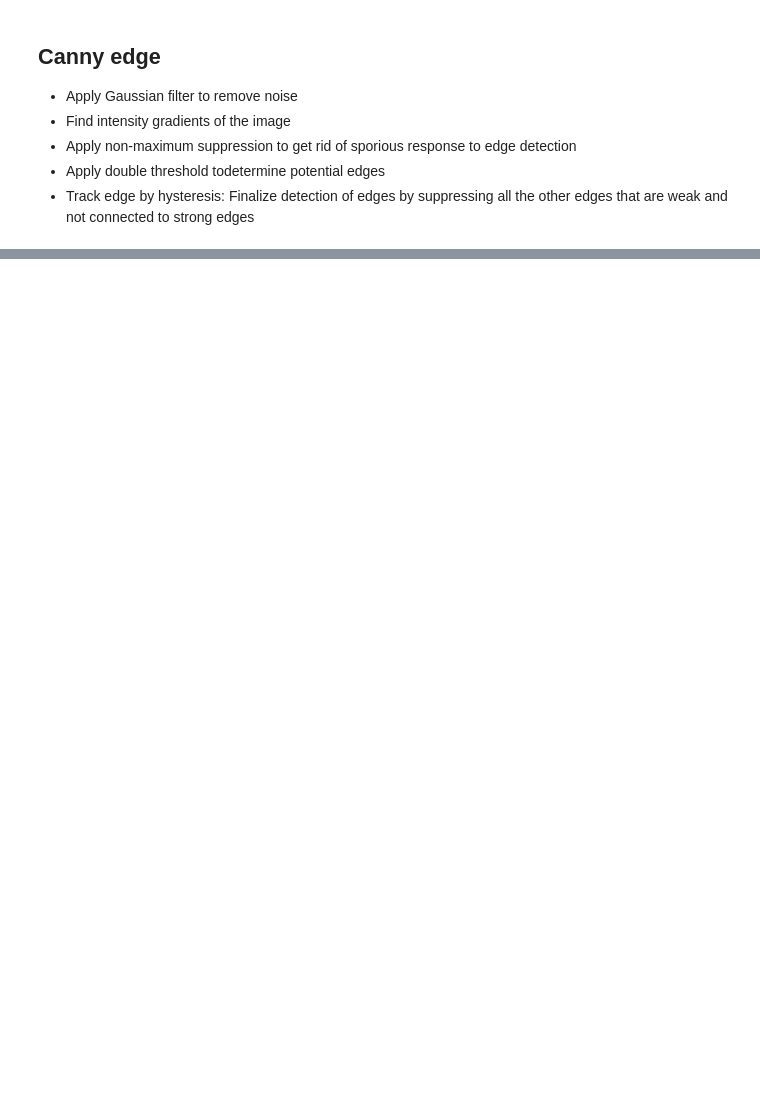
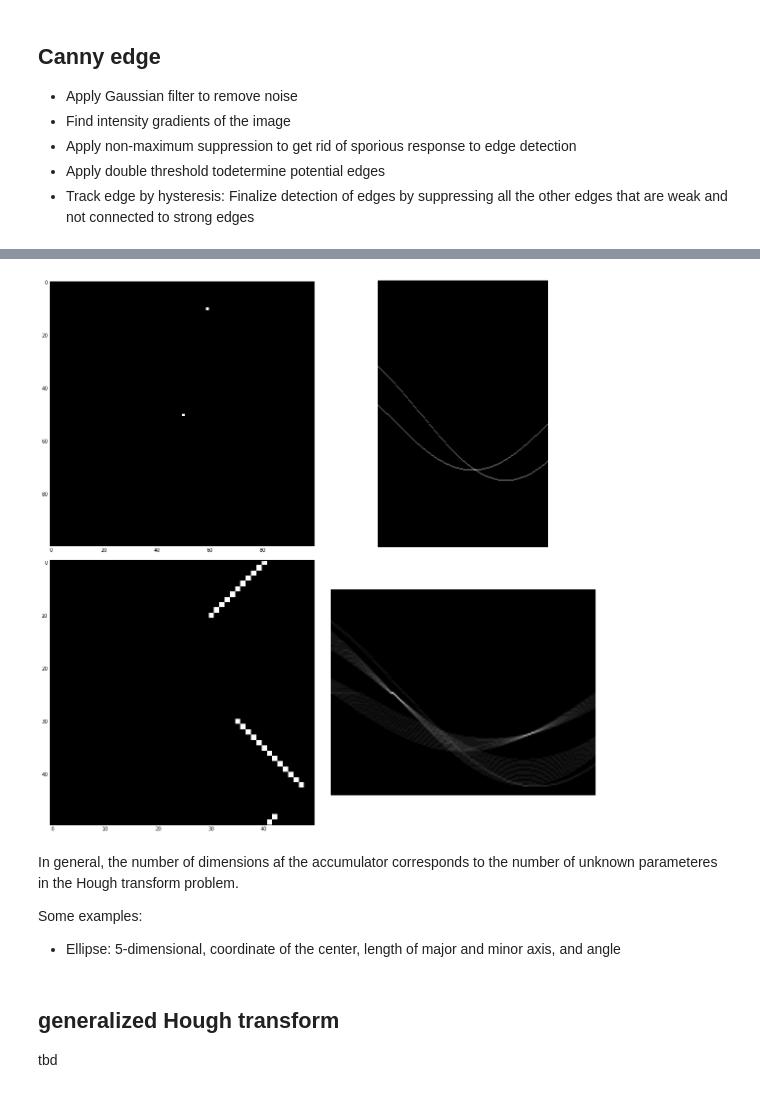
Before and after one commit to justayak/computer_vision_ws2015, a Jupyter notebook: play/Overview.ipynb, the cells around one changed output, grey strips where cells are left out. Cells and saved outputs as stored; diff of their text form; code cells hidden in the pictures; blank space fills up the shorter version.

```diff
--- a/play/Overview.ipynb
+++ b/play/Overview.ipynb
@@ -111,0 +101,52 @@ jv.plot_mats(Out, cols=4)
+# %%
+# hough
+
+I = np.zeros((100,100))
+I[50,50] = 1
+I[10, 59] = 1
+
+def transform_hough_space_line(I):
+    deg = 180
+    mdist = int(math.sqrt(I.shape[0]**2 + I.shape[1]**2))
+    H = np.zeros((2*mdist, deg))
+    Extr = jv.extract_points(I)
+    for [y,x] in Extr:
+        for Phi in range(0, deg):
+            rad = math.radians(Phi-int(deg/2))
+            p = int(x * math.cos(rad) + y * math.sin(rad))
+            p += mdist
+            H[p,Phi] = H[p,Phi] + 1
+    return H
+
+H = transform_hough_space_line(I)
+
+# Plot the stuff
+f, [[ax, ay], [ax2, ay2]] = plt.subplots(ncols=2, nrows=2)
+f.set_size_inches(16,16)
+ax.imshow(I, cmap=plt.get_cmap('gray'), interpolation="nearest")
+ay.imshow(H, cmap=plt.get_cmap('gray'))
+ay.axis('off')
+
+I = np.zeros((50,50))
+for i in range(30, 43):
+    I[i,i+5] = 1
+    I[40-i,i] = 1
+
+H = transform_hough_space_line(I)
+ax2.imshow(I, cmap=plt.get_cmap('gray'), interpolation="nearest")
+ay2.imshow(H, cmap=plt.get_cmap('gray'))
+
+
+ay2.axis('off')
+plt.tight_layout()
+plt.show()
+# %% [output]
+[figure, added]
+# %% [markdown]
+In general, the number of dimensions af the accumulator corresponds to the number of unknown parameteres in the Hough transform problem.
+
+Some examples:
+* Ellipse: 5-dimensional, coordinate of the center, length of major and minor axis, and angle
+# %% [markdown]
+## generalized Hough transform
+tbd
```
Also changed, not shown: parts of 6 cells of this notebook, 3 other files.
